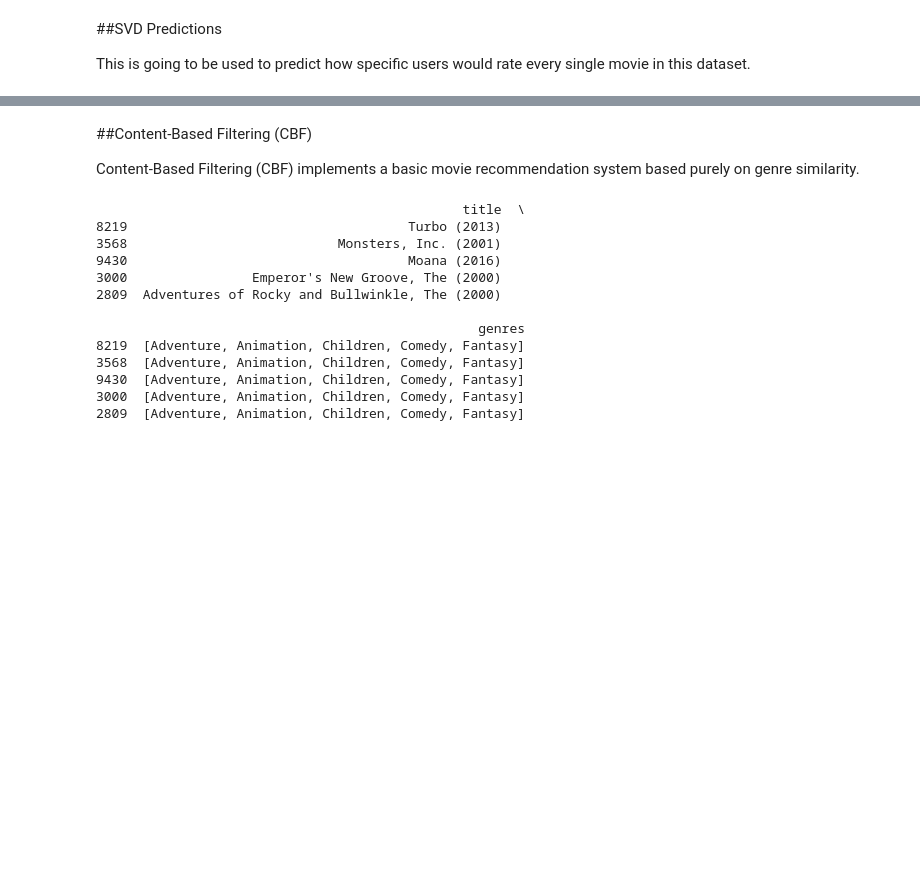
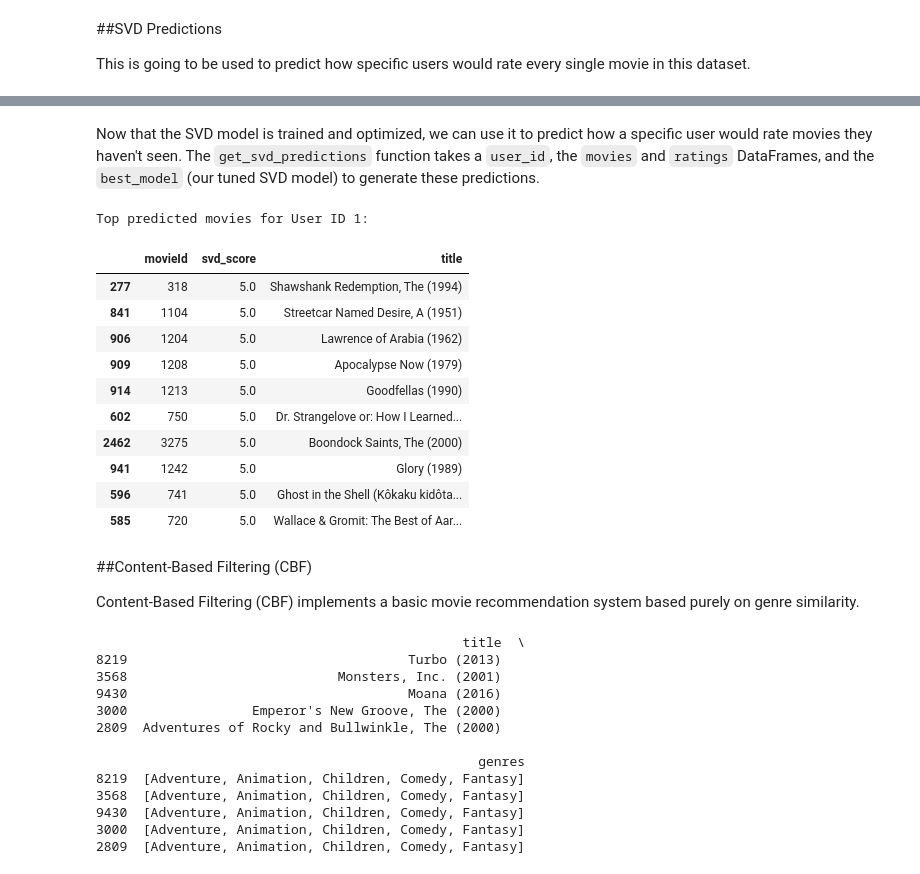
Before and after one commit to Wanyiri9dave/SimilarityEngine, a Jupyter notebook: index.ipynb, the cells around one changed output, grey strips where cells are left out. Drawn from its saved outputs; the diff is of its cells as text; code cells hidden in the pictures; blank space fills up the shorter version.

```diff
--- a/index.ipynb
+++ b/index.ipynb
@@ -1044,4 +1051,49 @@ get_svd_predictions(5, movies, ratings, best_model)
 9742 rows × 3 columns
+# %% [markdown]
+Now that the SVD model is trained and optimized, we can use it to predict how a specific user would rate movies they haven't seen. The `get_svd_predictions` function takes a `user_id`, the `movies` and `ratings` DataFrames, and the `best_model` (our tuned SVD model) to generate these predictions.
+# %%
+def get_svd_predictions(user_id, movies, ratings, best_model):
+
+    """
+    Parameters:
+    User_Id: The Id of the user
+    movies: The movies dataset with movie IDs and titles
+    ratings: The ratings dataset (not used but included for consistency)
+    best_model: The model with the best gridsearchcv parameters
+    """
+
+    # Get all unique movie IDs from the movies dataset.
+    all_movie_ids = movies['movieId'].unique()
+
+    # Predict ratings for all movies using the SVD model.
+    predictions = [best_model.predict(uid = user_id, iid = mid) for mid in all_movie_ids]
+
+    # Creating a DataFrame containing the predicted ratings.
+    pred_df = pd.DataFrame([(pred.iid, pred.est) for pred in predictions], columns = ['movieId', 'svd_score'])
+
+    # merging the two dataframes to include movie titles for readability.
+    pred_df = pred_df.merge(movies[['movieId', 'title']], on = 'movieId')
+
+    return pred_df
+
+user_id_to_predict = 1 # Example user ID
+predicted_ratings_df = get_svd_predictions(user_id_to_predict, movies, ratings, best_model)
+
+print(f"Top predicted movies for User ID {user_id_to_predict}:")
+display(predicted_ratings_df.sort_values(by='svd_score', ascending=False).head(10))
+# %% [output]
+Top predicted movies for User ID 1:
+|  | movieId | svd_score | title |
+| 277 | 318 | 5.0 | Shawshank Redemption, The (1994) |
+| 841 | 1104 | 5.0 | Streetcar Named Desire, A (1951) |
+| 906 | 1204 | 5.0 | Lawrence of Arabia (1962) |
+| 909 | 1208 | 5.0 | Apocalypse Now (1979) |
+| 914 | 1213 | 5.0 | Goodfellas (1990) |
+| 602 | 750 | 5.0 | Dr. Strangelove or: How I Learned... |
+| 2462 | 3275 | 5.0 | Boondock Saints, The (2000) |
+| 941 | 1242 | 5.0 | Glory (1989) |
+| 596 | 741 | 5.0 | Ghost in the Shell (Kôkaku kidôta... |
+| 585 | 720 | 5.0 | Wallace & Gromit: The Best of Aar... |
 # %% [markdown]
 ##Content-Based Filtering (CBF)
 
```
Also changed, not shown: parts of 9 cells of this notebook.
